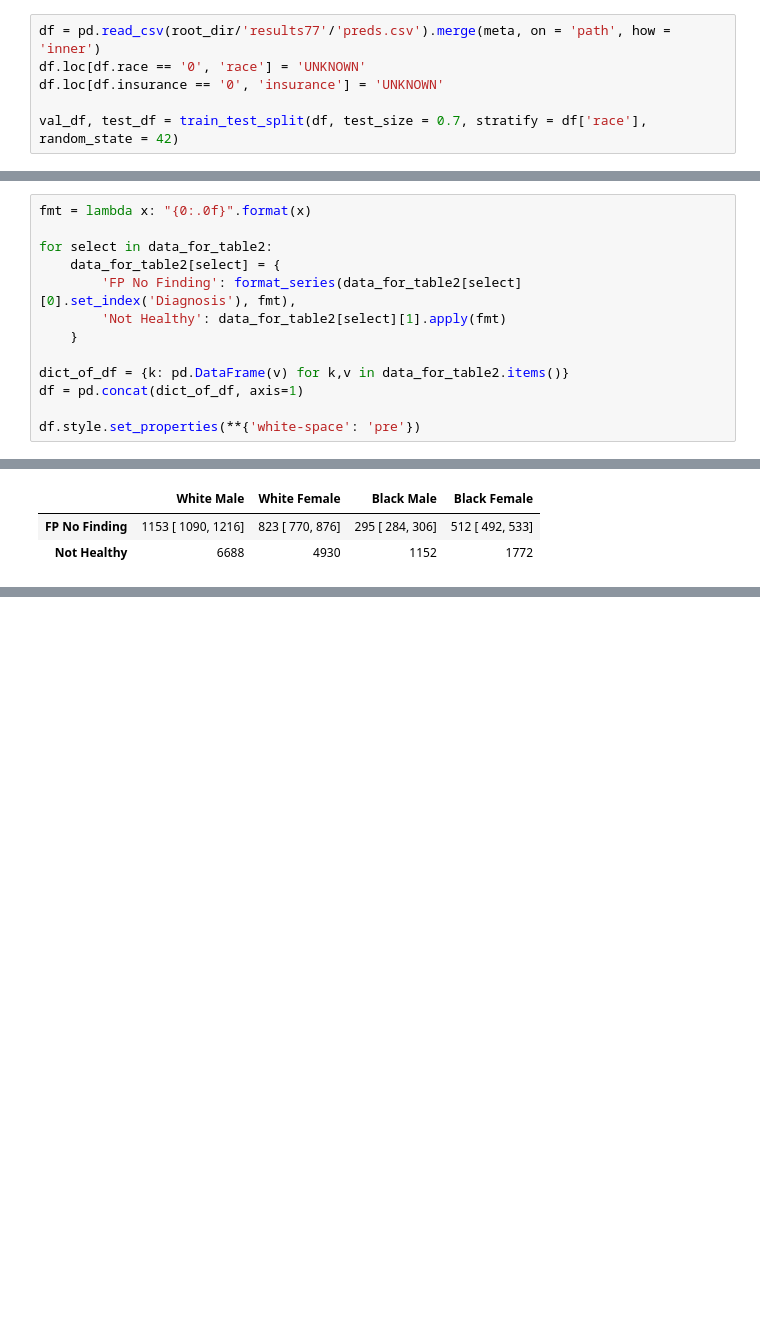
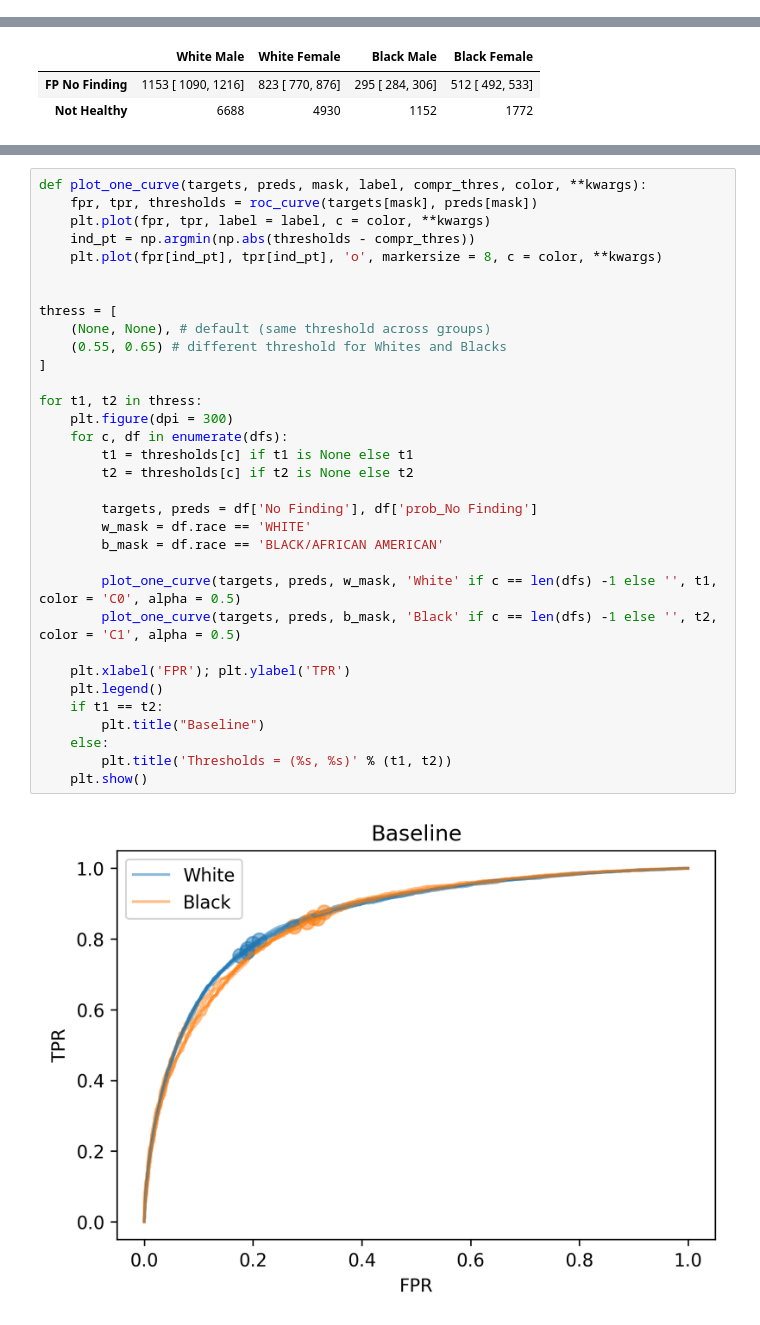
Before and after one commit to LalehSeyyed/Underdiagnosis_NatMed, a Jupyter notebook: cxr_bias_plots.ipynb, the cells around one changed output, grey strips where cells are left out. Cells and saved outputs as stored; diff of their text form; blank space fills up the shorter version.

```diff
--- a/cxr_bias_plots.ipynb
+++ b/cxr_bias_plots.ipynb
@@ -63,6 +68,0 @@ meta = pd.read_csv(root_dir/'True_withMeta.csv')
-# %%
-df = pd.read_csv(root_dir/'results77'/'preds.csv').merge(meta, on = 'path', how = 'inner')
-df.loc[df.race == '0', 'race'] = 'UNKNOWN'
-df.loc[df.insurance == '0', 'insurance'] = 'UNKNOWN'
-
-val_df, test_df = train_test_split(df, test_size = 0.7, stratify = df['race'], random_state = 42)
@@ -373,16 +170,3 @@ df.style.set_properties(**{'white-space': 'pre'})
 | Pleural Other | 1.6% [1.5%, 1.8%] | 2.1% | -100.0% [nan%, nan%] | 1.2% | -100.0% [nan%, nan%] | -10000.0% | -100.0% [nan%, nan%] | ... |
 | Pneumonia | 7.6% [7.0%, 8.3%] | 10.4% | 9.3% [8.7%, 9.8%] | 11.0% | 8.9% [8.4%, 9.5%] | 10.6% | 8.9% [8.6%, 9.3%] | ... |
 | Pneumothorax | 2.4% [1.9%, 2.9%] | 6.2% | -100.0% [nan%, nan%] | 4.7% | -100.0% [nan%, nan%] | 2.8% | -100.0% [nan%, nan%] | ... |
-# %%
-fmt = lambda x: "{0:.0f}".format(x)
-
-for select in data_for_table2:
-    data_for_table2[select] = {
-        'FP No Finding': format_series(data_for_table2[select][0].set_index('Diagnosis'), fmt),
-        'Not Healthy': data_for_table2[select][1].apply(fmt)
-    }
-
-dict_of_df = {k: pd.DataFrame(v) for k,v in data_for_table2.items()}
-df = pd.concat(dict_of_df, axis=1)
-
-df.style.set_properties(**{'white-space': 'pre'})
@@ -422,0 +194,35 @@ df.style.set_properties(**{'white-space': 'pre'})
+# %%
+def plot_one_curve(targets, preds, mask, label, compr_thres, color, **kwargs):
+    fpr, tpr, thresholds = roc_curve(targets[mask], preds[mask])
+    plt.plot(fpr, tpr, label = label, c = color, **kwargs)
+    ind_pt = np.argmin(np.abs(thresholds - compr_thres))
+    plt.plot(fpr[ind_pt], tpr[ind_pt], 'o', markersize = 8, c = color, **kwargs)
+
+
+thress = [
+    (None, None), # default (same threshold across groups)
+    (0.55, 0.65) # different threshold for Whites and Blacks
+]
+
+for t1, t2 in thress:
+    plt.figure(dpi = 300)
+    for c, df in enumerate(dfs):
+        t1 = thresholds[c] if t1 is None else t1
+        t2 = thresholds[c] if t2 is None else t2
+
+        targets, preds = df['No Finding'], df['prob_No Finding']
+        w_mask = df.race == 'WHITE'
+        b_mask = df.race == 'BLACK/AFRICAN AMERICAN'
+
+        plot_one_curve(targets, preds, w_mask, 'White' if c == len(dfs) -1 else '', t1, color = 'C0', alpha = 0.5)
+        plot_one_curve(targets, preds, b_mask, 'Black' if c == len(dfs) -1 else '', t2, color = 'C1', alpha = 0.5)
+
+    plt.xlabel('FPR'); plt.ylabel('TPR')
+    plt.legend()
+    if t1 == t2:
+        plt.title("Baseline")
+    else:
+        plt.title('Thresholds = (%s, %s)' % (t1, t2))
+    plt.show()
+# %% [output]
+[figure, added]
```
Also changed, not shown: parts of 14 cells of this notebook, 2 other files.
